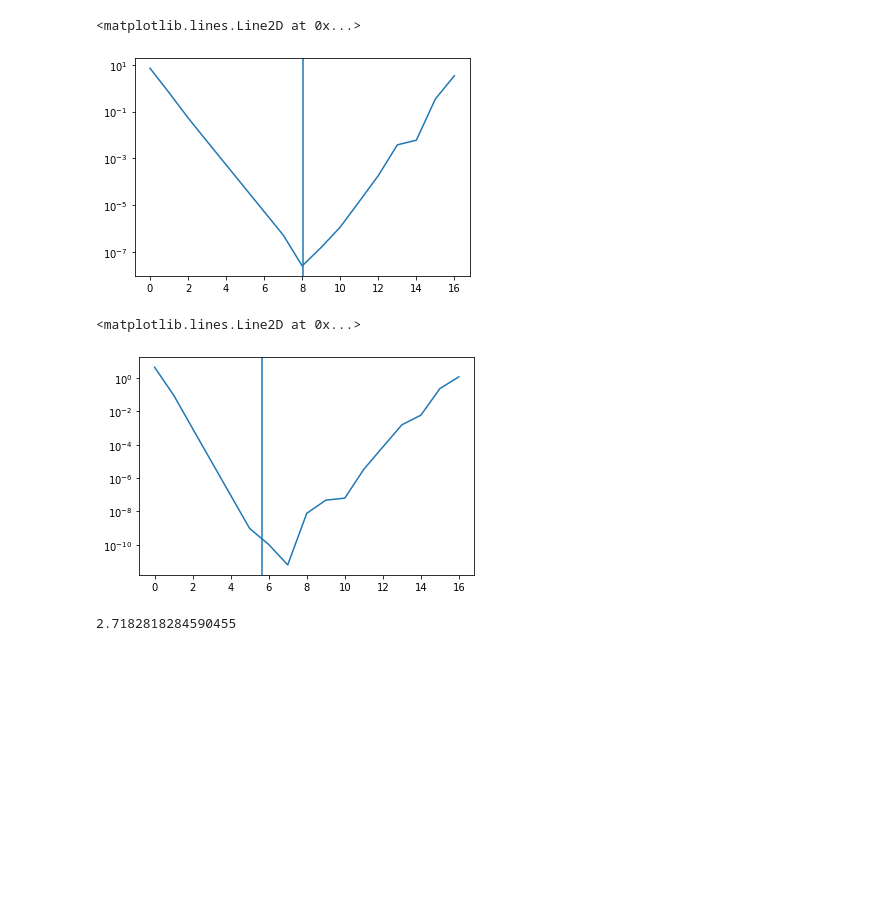
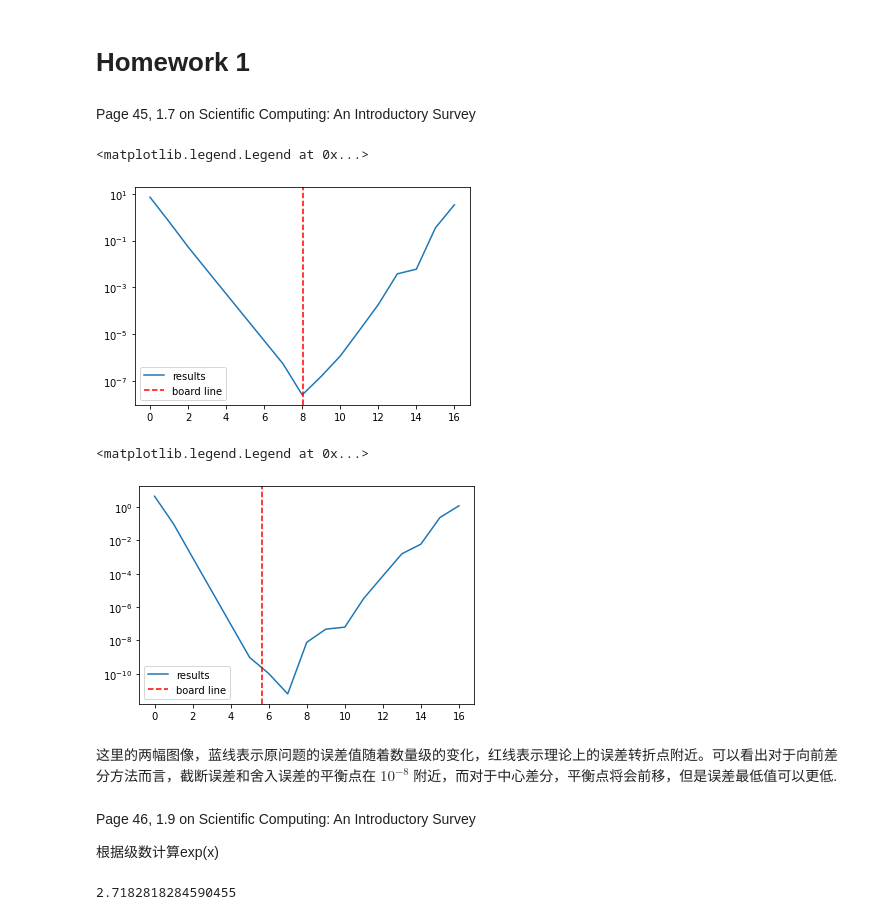
Before and after one commit to MiracleLin001/Scientific-Computation, a Jupyter notebook: homework1.ipynb, the cells around one changed output. Drawn from its saved outputs; the diff is of its cells as text; code cells hidden in the pictures; blank space fills up the shorter version.

```diff
--- a/homework1.ipynb
+++ b/homework1.ipynb
@@ -1,42 +1,54 @@
+# %% [markdown]
+# Homework 1
+# %% [markdown]
+Page 45, 1.7 on Scientific Computing: An Introductory Survey
 # %%
 import math
 import matplotlib.pyplot as plt
 from math import tan, cos
 
 def finite_diff(func, x0, h, true_diff):
     diff_func = (func(x0 + h) - func(x0)) / h
     error = abs(diff_func - true_diff)
     return  error
 
 def center_diff(func, x0, h, true_diff):
     diff_func = (func(x0 + h) - func(x0-h)) / (2*h)
     error = abs(diff_func - true_diff)
     return  error
 
 x0 = 1
 func = lambda x: math.tan(x)
 true_diff_func = lambda x: 1/ math.cos(x)**2
 true_d2_func = lambda x: 2*tan(x)/cos(x)**2
 true_d3_func = lambda x: 4*tan(x)**2/cos(x)**2 + 2/cos(x)**4
 f1_result = []; f2_result = []
 for k in range(17):
     h = 10**(-k)
     f1_result.append(finite_diff(func, x0, h, true_diff_func(x0)))
     f2_result.append(center_diff(func, x0, h, true_diff_func(x0)))
 
 
 
-plt.semilogy(range(17), f1_result)
-plt.axvline(x = -math.log10(2*math.sqrt(2**(-52) / true_d2_func(x0))))
+plt.semilogy(range(17), f1_result, label = "results")
+plt.axvline(x = -math.log10(2*math.sqrt(2**(-52) / true_d2_func(x0))), c = 'r', ls = '--', label = "board line")
+plt.legend()
 # %% [output]
-<matplotlib.lines.Line2D at 0x...>
+<matplotlib.legend.Legend at 0x...>
-[figure, old version]
+[figure, new version]
 # %%
-plt.semilogy(range(17), f2_result)
-plt.axvline(x = -math.log10((3*2**(-52) / true_d3_func(x0))**(1/3)))
+plt.semilogy(range(17), f2_result, label = "results")
+plt.axvline(x = -math.log10((3*2**(-52) / true_d3_func(x0))**(1/3)), c = 'r', ls = '--', label = "board line")
+plt.legend()
 # %% [output]
-<matplotlib.lines.Line2D at 0x...>
+<matplotlib.legend.Legend at 0x...>
-[figure, old version]
+[figure, new version]
+# %% [markdown]
+这里的两幅图像，蓝线表示原问题的误差值随着数量级的变化，红线表示理论上的误差转折点附近。可以看出对于向前差分方法而言，截断误差和舍入误差的平衡点在 $10^{-8}$ 附近，而对于中心差分，平衡点将会前移，但是误差最低值可以更低.
+# %% [markdown]
+Page 46, 1.9 on Scientific Computing: An Introductory Survey
+
+根据级数计算exp(x)
 # %%
 from math import factorial, exp
 
```
Also changed, not shown: parts of 10 cells of this notebook.
